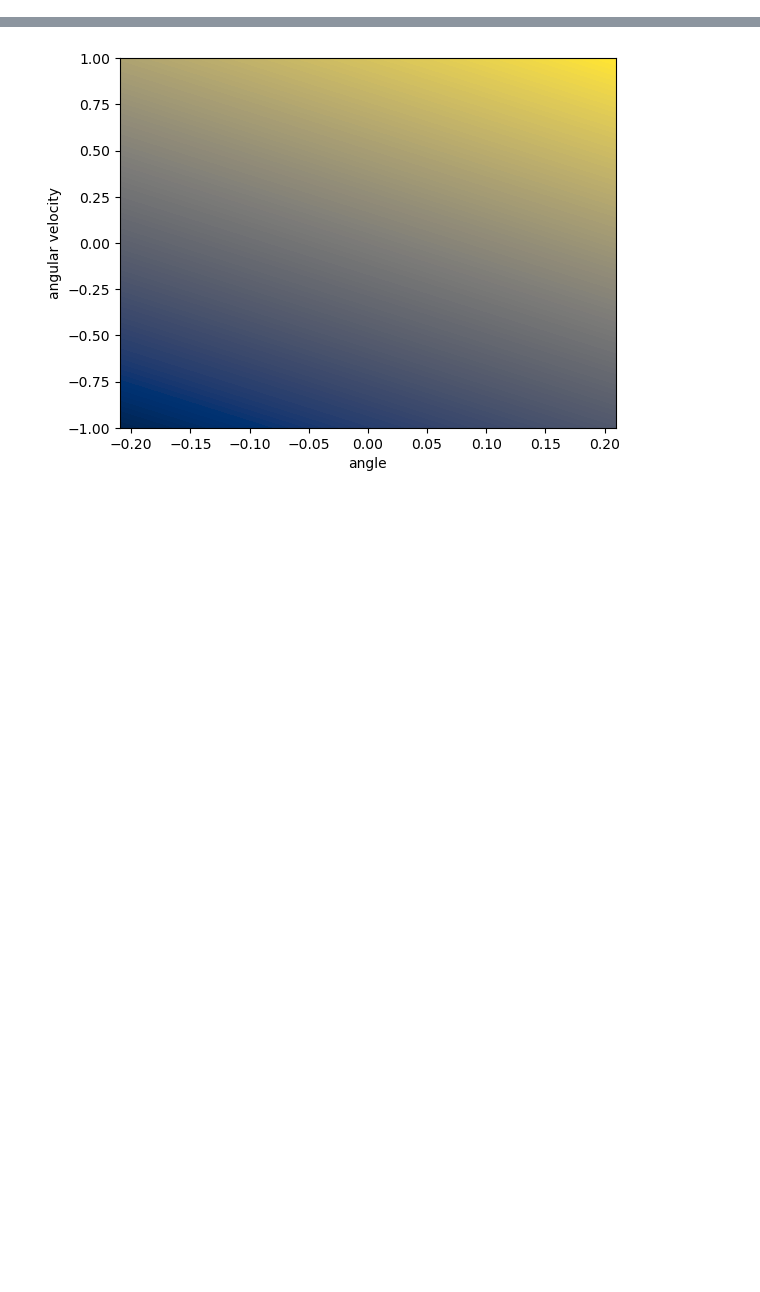
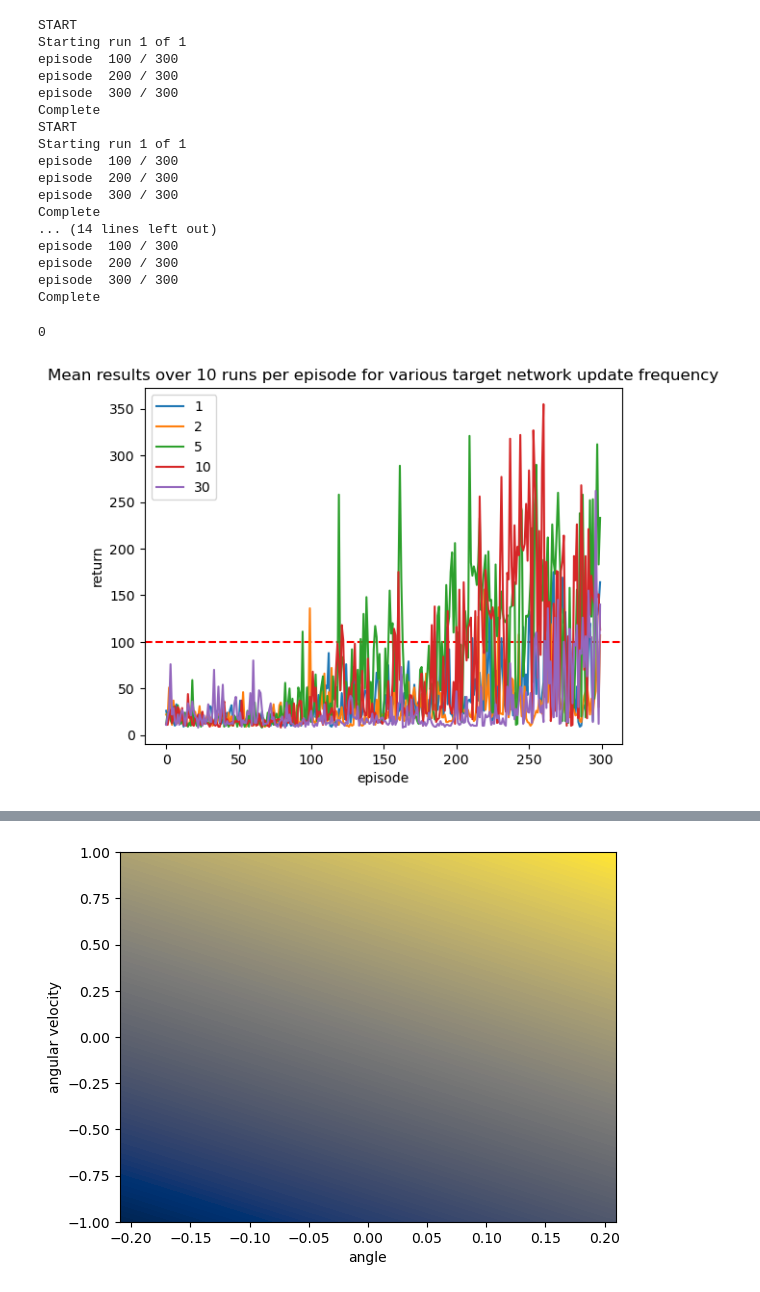
Before and after one commit to rusnnee/Reinforcement_Learning_Imperial, a Jupyter notebook: Coursework2/coursework2.ipynb, the cells around one changed output, grey strips where cells are left out. Saved outputs shown, nothing was run; the diff lists cells and outputs as text; code cells hidden in the pictures; blank space fills up the shorter version.

```diff
--- a/Coursework2/coursework2.ipynb
+++ b/Coursework2/coursework2.ipynb
@@ -116,0 +182,16 @@ def plot_results(runs_results):
+# %%
+def get_results_different_update_freq(UPDATE_FREQ_LIST):
+    result_list = []
+
+    for FREQUENCY in UPDATE_FREQ_LIST:
+        temp_runs_results = learning (NUM_RUNS = 10,
+            EPSILON = 0.9,
+            EPSILON_DECAY = 0.99,
+            REPLAY_BUFFER_SIZE = 3000,
+            REPLAY_BATCH_SIZE = 1,
+            LEARNING_RATE = 0.001,
+            UPDATE_FREQ = FREQUENCY)
+
+        result_list.append(temp_runs_results)
+
+    return result_list
@@ -179,0 +291,39 @@ Complete
+# %%
+# GET RESULTS FOR DIFFERENT UPDATE FREQUENCIES
+FREQ_LIST = [1, 2, 5, 10, 30]
+
+results_update_freq = get_results_different_update_freq(FREQ_LIST)
+labels = ["" + str(i) for i in FREQ_LIST]
+plt.title ("Mean results over 10 runs per episode for various target network update frequency")
+plt.axhline(y = 100, color = "r", linestyle = "--")
+plot_results_list(results_update_freq, labels)
+
+# open file in write mode
+names = ['Jessa', 'Eric', 'Bob']
+with open("buffersize.txt", "a") as fp:
+    for item in results_buffer_size:
+        # write each item on a new line
+        fp.write("%s\n" % item)
+    print('Done')
+
+fp.close()
+# %% [output]
+START
+Starting run 1 of 1
+episode  100 / 300
+episode  200 / 300
+episode  300 / 300
+Complete
+START
+Starting run 1 of 1
+episode  100 / 300
+episode  200 / 300
+episode  300 / 300
+Complete
+... (14 lines left out)
+episode  100 / 300
+episode  200 / 300
+episode  300 / 300
+Complete
+0
+[figure, added]
```
Also changed, not shown: parts of 14 cells of this notebook, 2 other files.
